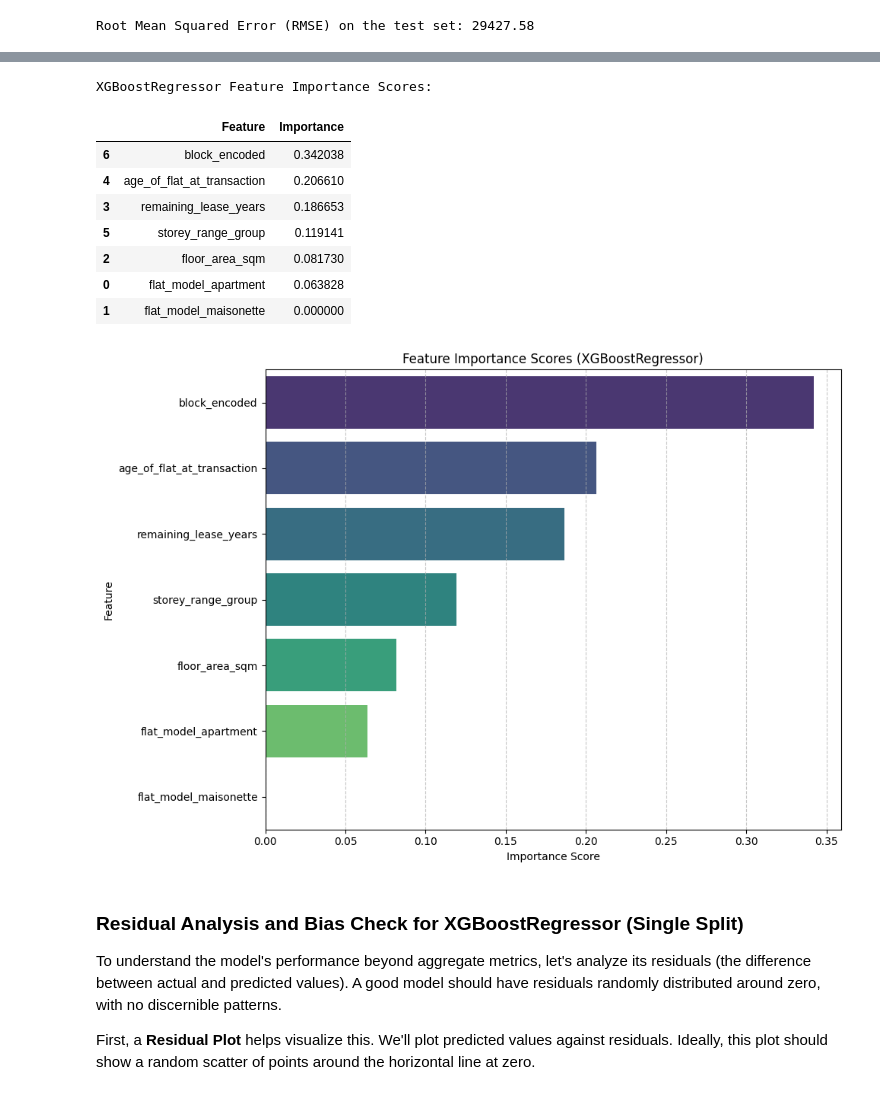
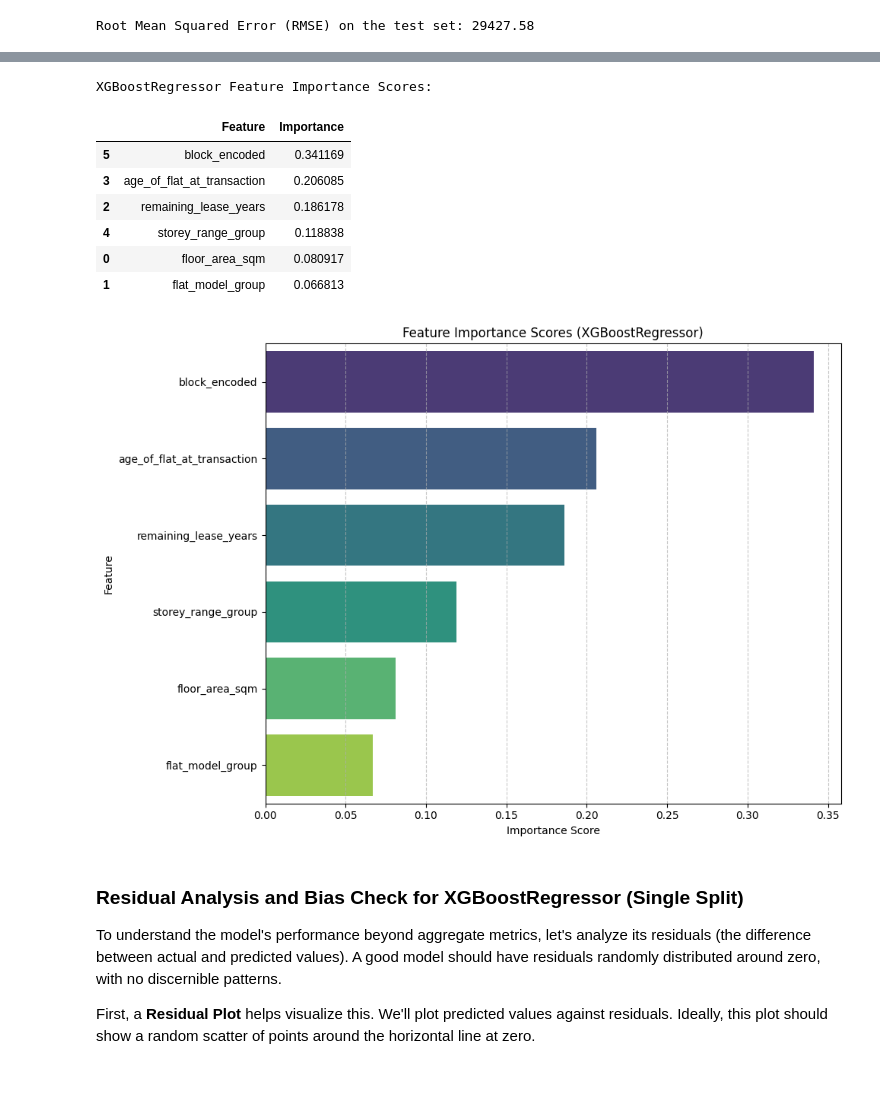
Before and after one commit to danielchin-ck/ADALL_github, a Jupyter notebook: project/6096089w_cda1c03_adall_project_2026_ver5.ipynb, the cells around one changed output, grey strips where cells are left out. Saved outputs shown, nothing was run; the diff lists cells and outputs as text; code cells hidden in the pictures.

```diff
--- a/project/6096089w_cda1c03_adall_project_2026_ver5.ipynb
+++ b/project/6096089w_cda1c03_adall_project_2026_ver5.ipynb
@@ -813,3 +813,8 @@ Column 'floor_area_sqm': 35 outliers detected (outside 1.5*IQR). Min: 141.00, Ma
 705  pasir ris  executive   237  pasir ris st 21     10 to 12           161.0   apartment                 1993  75 years 06 months      600000.0              2017                      1                ...
 706  pasir ris  executive   108  pasir ris st 12     10 to 12           146.0  maisonette                 1988  70 years 08 months      638000.0              2017                      1                ...
 707  pasir ris  executive   531   pasir ris dr 1     04 to 06           165.0  maisonette                 1992  74 years 11 months      728000.0              2017                      1                ...
+# %%
+cleaned_df['flat_model_group'] = pd.factorize(cleaned_df['flat_model'])[0]
+
+print("Converted 'flat_model' to numeric 'flat_model_group'.")
+print(cleaned_df[['flat_model', 'flat_model_group']].head())
@@ -1349,6 +1412,6 @@ Cleaned shape: (1378, 16)
 # %%
 # Columns to remove due to data leakage or redundancy
-columns_to_drop = ['remaining_lease', 'block', 'storey_range', 'street_name', 'flat_type', 'town','lease_commence_date', 'Index_Base_2007Q2','resale_price']
+columns_to_drop = ['remaining_lease', 'block', 'storey_range', 'street_name', 'flat_type', 'town','lease_commence_date', 'Index_Base_2007Q2','resale_price', 'flat_model']
 
 # Drop the identified columns from cleaned_df
 # The target column 'deflated_resale_price' will be separated later when creating X and y.
@@ -1393,7 +1484,7 @@ if target_col not in cleaned_df.columns:
 # You can modify this list to include or exclude features as desired.
 feature_columns = [
     'floor_area_sqm',
-    'flat_model',
+    'flat_model_group',
     #'transaction_year',
     #'transaction_month_num',
     'remaining_lease_years',
@@ -1792,43 +1886,43 @@ xgb_feature_importances = xgb_model.named_steps['model'].feature_importances_
 
 # Get the feature names after preprocessing
 # For one-hot encoded categorical features
-onehot_features_xgb = xgb_model.named_steps['preprocessor'].named_transformers_['cat'].get_feature_names_out(cat_columns)
+# onehot_features_xgb = xgb_model.named_steps['preprocessor'].named_transformers_['cat'].get_feature_names_out(cat_columns)
 
 # For numerical features (they retain their original names after StandardScaler)
-all_processed_features_xgb = list(onehot_features_xgb) + num_columns
+# all_processed_features_xgb = list(onehot_features_xgb) + num_columns
+all_processed_features_xgb = num_columns
 
 # Create a DataFrame for better visualization
 xgb_importance_df = pd.DataFrame({
     'Feature': all_processed_features_xgb,
     'Importance': xgb_feature_importances
 })
 
 # Sort by importance in descending order
 xgb_importance_df = xgb_importance_df.sort_values(by='Importance', ascending=False)
 
 print('XGBoostRegressor Feature Importance Scores:')
 display(xgb_importance_df)
 
 # Create a horizontal bar chart of feature importances for XGBoostRegressor
 plt.figure(figsize=(10, 7))
 sns.barplot(x='Importance', y='Feature', data=xgb_importance_df, hue='Feature', palette='viridis', legend=False)
 plt.title('Feature Importance Scores (XGBoostRegressor)')
 plt.xlabel('Importance Score')
 plt.ylabel('Feature')
 plt.grid(axis='x', linestyle='--', alpha=0.7)
 plt.tight_layout()
 plt.show()
 # %% [output]
 XGBoostRegressor Feature Importance Scores:
 |  | Feature | Importance |
-| 6 | block_encoded | 0.342038 |
-| 4 | age_of_flat_at_transaction | 0.206610 |
-| 3 | remaining_lease_years | 0.186653 |
-| 5 | storey_range_group | 0.119141 |
-| 2 | floor_area_sqm | 0.081730 |
-| 0 | flat_model_apartment | 0.063828 |
-| 1 | flat_model_maisonette | 0.000000 |
+| 5 | block_encoded | 0.341169 |
+| 3 | age_of_flat_at_transaction | 0.206085 |
+| 2 | remaining_lease_years | 0.186178 |
+| 4 | storey_range_group | 0.118838 |
+| 0 | floor_area_sqm | 0.080917 |
+| 1 | flat_model_group | 0.066813 |
-[figure, old version]
+[figure, new version]
 # %% [markdown]
 ### Residual Analysis and Bias Check for XGBoostRegressor (Single Split)
 
```
Also changed, not shown: parts of 29 cells of this notebook.
